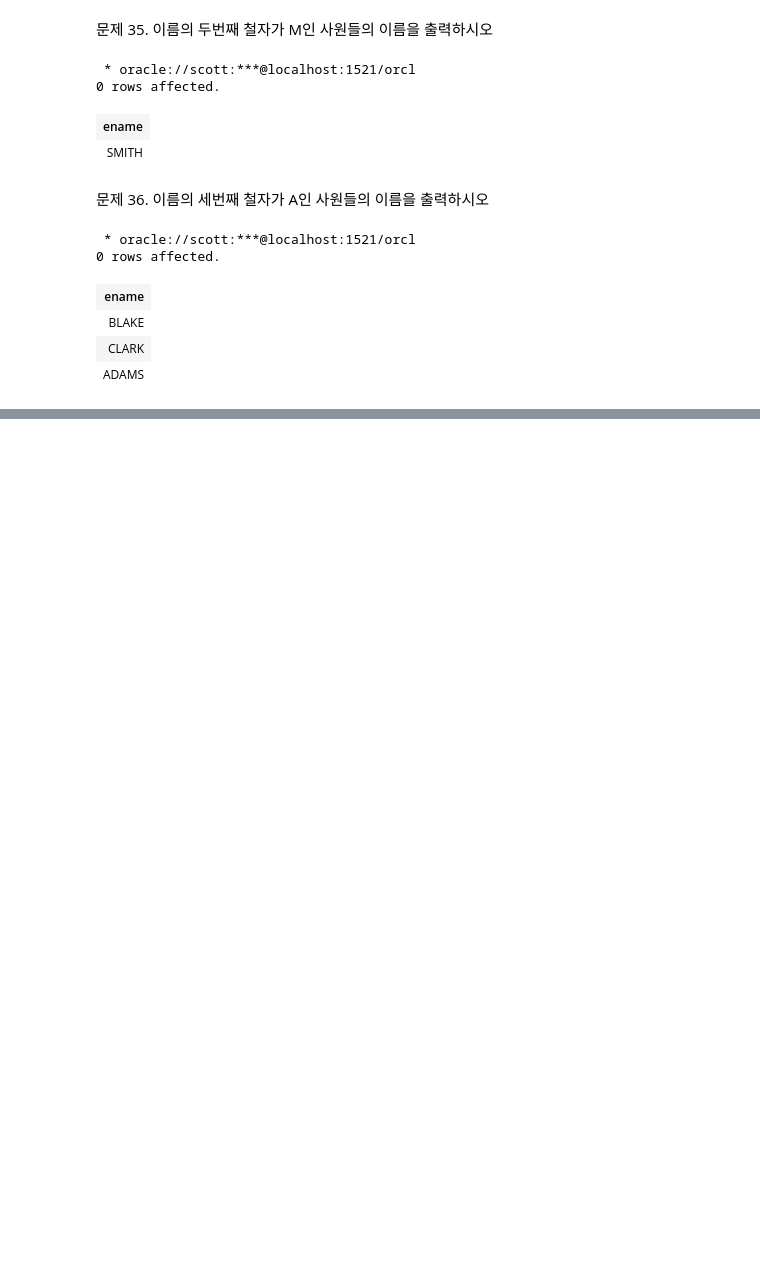
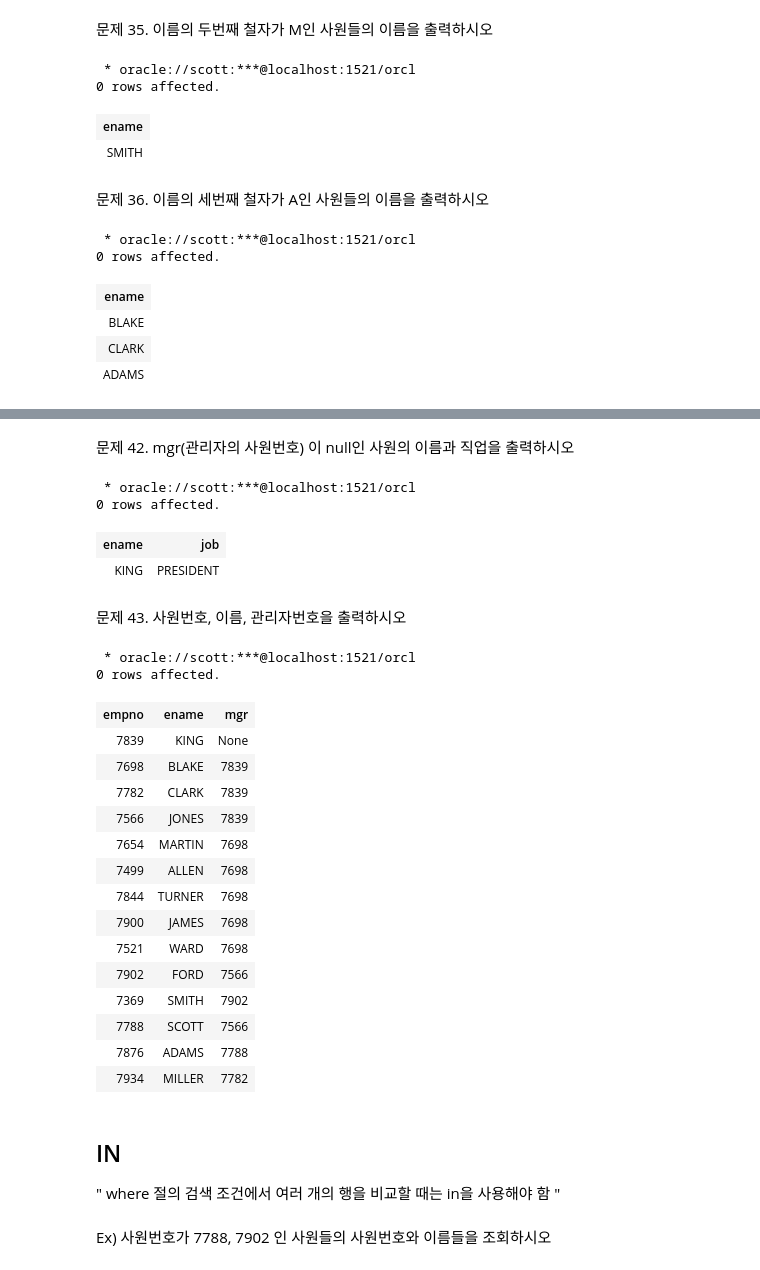
Before and after one commit to unknown-jun/Oracle_SQL, a Jupyter notebook: Part 1. 5~7.ipynb, the cells around one changed output, grey strips where cells are left out. Saved outputs shown, nothing was run; the diff lists cells and outputs as text; code cells hidden in the pictures; blank space fills up the shorter version.

```diff
--- a/Part 1. 5~7.ipynb
+++ b/Part 1. 5~7.ipynb
@@ -584,0 +670,43 @@ select ename
+# %% [markdown]
+문제 42. mgr(관리자의 사원번호) 이 null인 사원의 이름과 직업을 출력하시오
+# %%
+%%sql
+
+select ename, job
+    from emp
+    where mgr is null
+# %% [output]
+ * oracle://scott:***@localhost:1521/orcl
+0 rows affected.
+| ename | job |
+| KING | PRESIDENT |
+# %% [markdown]
+문제 43. 사원번호, 이름, 관리자번호을 출력하시오
+# %%
+%%sql
+
+select empno, ename, mgr
+    from emp
+# %% [output]
+ * oracle://scott:***@localhost:1521/orcl
+0 rows affected.
+| empno | ename | mgr |
+| 7839 | KING | None |
+| 7698 | BLAKE | 7839 |
+| 7782 | CLARK | 7839 |
+| 7566 | JONES | 7839 |
+| 7654 | MARTIN | 7698 |
+| 7499 | ALLEN | 7698 |
+| 7844 | TURNER | 7698 |
+| 7900 | JAMES | 7698 |
+| 7521 | WARD | 7698 |
+| 7902 | FORD | 7566 |
+| 7369 | SMITH | 7902 |
+| 7788 | SCOTT | 7566 |
+| 7876 | ADAMS | 7788 |
+| 7934 | MILLER | 7782 |
+# %% [markdown]
+## IN
+" where 절의 검색 조건에서 여러 개의 행을 비교할 때는 in을 사용해야 함 "
+# %% [markdown]
+Ex) 사원번호가 7788, 7902 인 사원들의 사원번호와 이름들을 조회하시오
```
Also changed, not shown: parts of 36 cells of this notebook.
